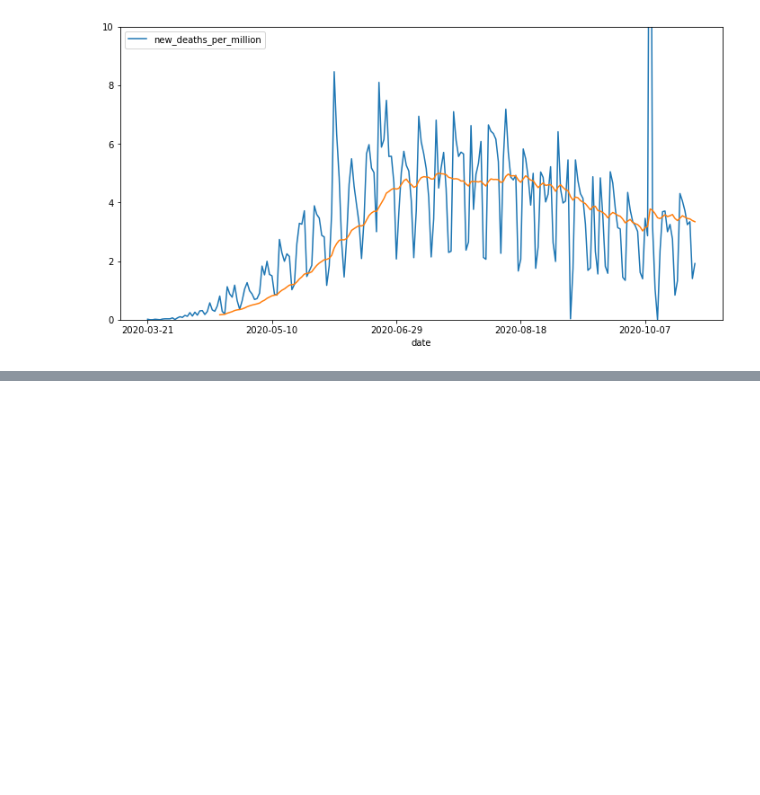
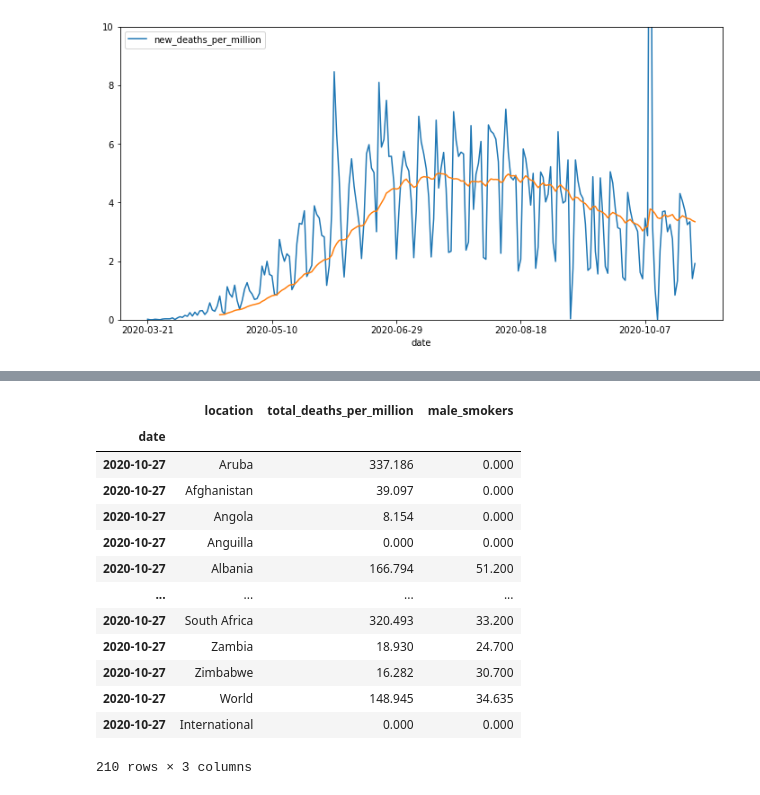
Before and after one commit to nikitaagarwala16/Breaking-down-Covid-19, a Jupyter notebook: Our World In Data Covid Dataset Analysis.ipynb, the cells around one changed output, grey strips where cells are left out. Saved outputs shown, nothing was run; the diff lists cells and outputs as text; code cells hidden in the pictures; blank space fills up the shorter version.

```diff
--- a/Our World In Data Covid Dataset Analysis.ipynb
+++ b/Our World In Data Covid Dataset Analysis.ipynb
@@ -168,0 +223,3 @@ scatter_plot('2020-10-27', 'total_deaths_per_million', 'aged_70_older')
+# %%
+scatter_plot('2020-10-27', 'total_deaths_per_million', 'male_smokers')
+# %% [output]
@@ -168,0 +227,14 @@ scatter_plot('2020-10-27', 'total_deaths_per_million', 'aged_70_older')
+|  | location | total_deaths_per_million | male_smokers |
+| date |  |  |  |
+| 2020-10-27 | Aruba | 337.186 | 0.000 |
+| 2020-10-27 | Afghanistan | 39.097 | 0.000 |
+| 2020-10-27 | Angola | 8.154 | 0.000 |
+| 2020-10-27 | Anguilla | 0.000 | 0.000 |
+| 2020-10-27 | Albania | 166.794 | 51.200 |
+| ... | ... | ... | ... |
+| 2020-10-27 | South Africa | 320.493 | 33.200 |
+| 2020-10-27 | Zambia | 18.930 | 24.700 |
+| 2020-10-27 | Zimbabwe | 16.282 | 30.700 |
+| 2020-10-27 | World | 148.945 | 34.635 |
+| 2020-10-27 | International | 0.000 | 0.000 |
+210 rows × 3 columns
```
Also changed, not shown: parts of 7 cells of this notebook, 1 other file.
